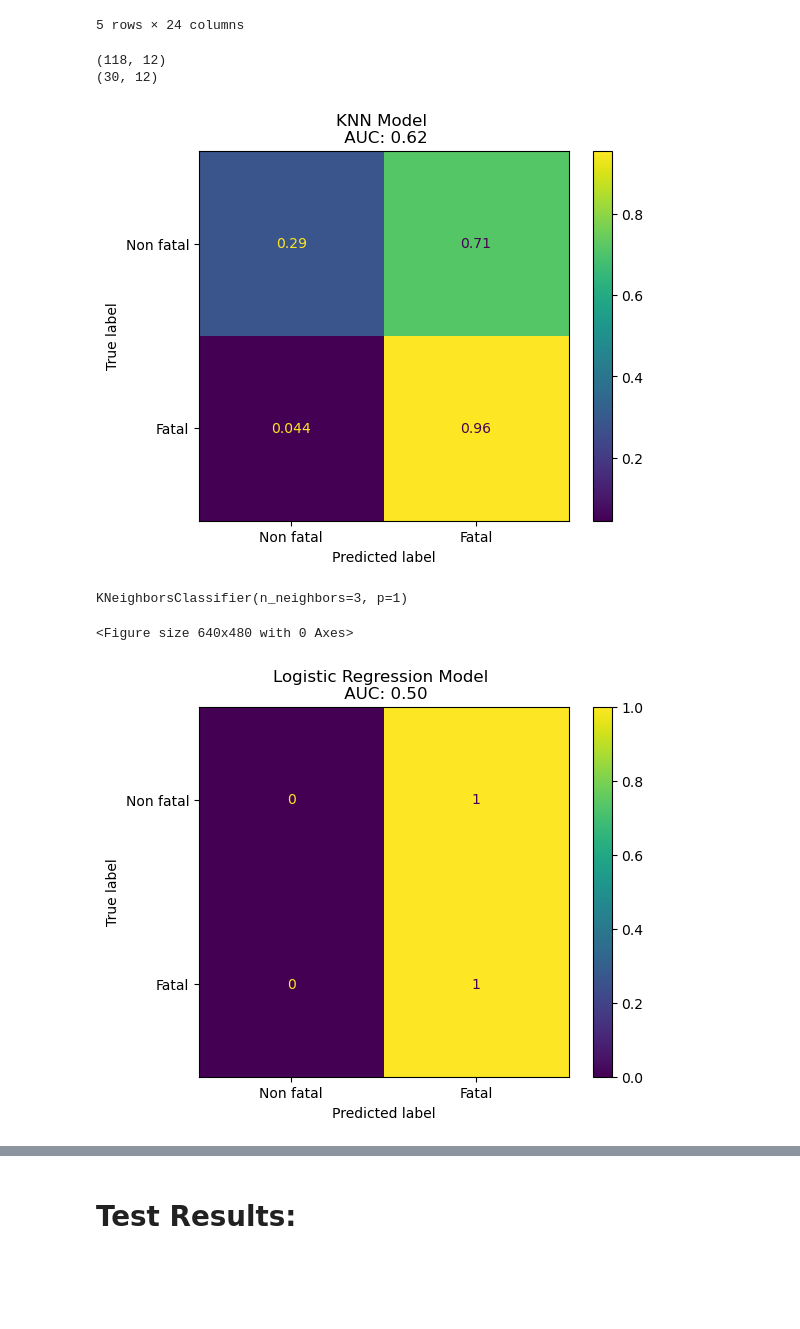
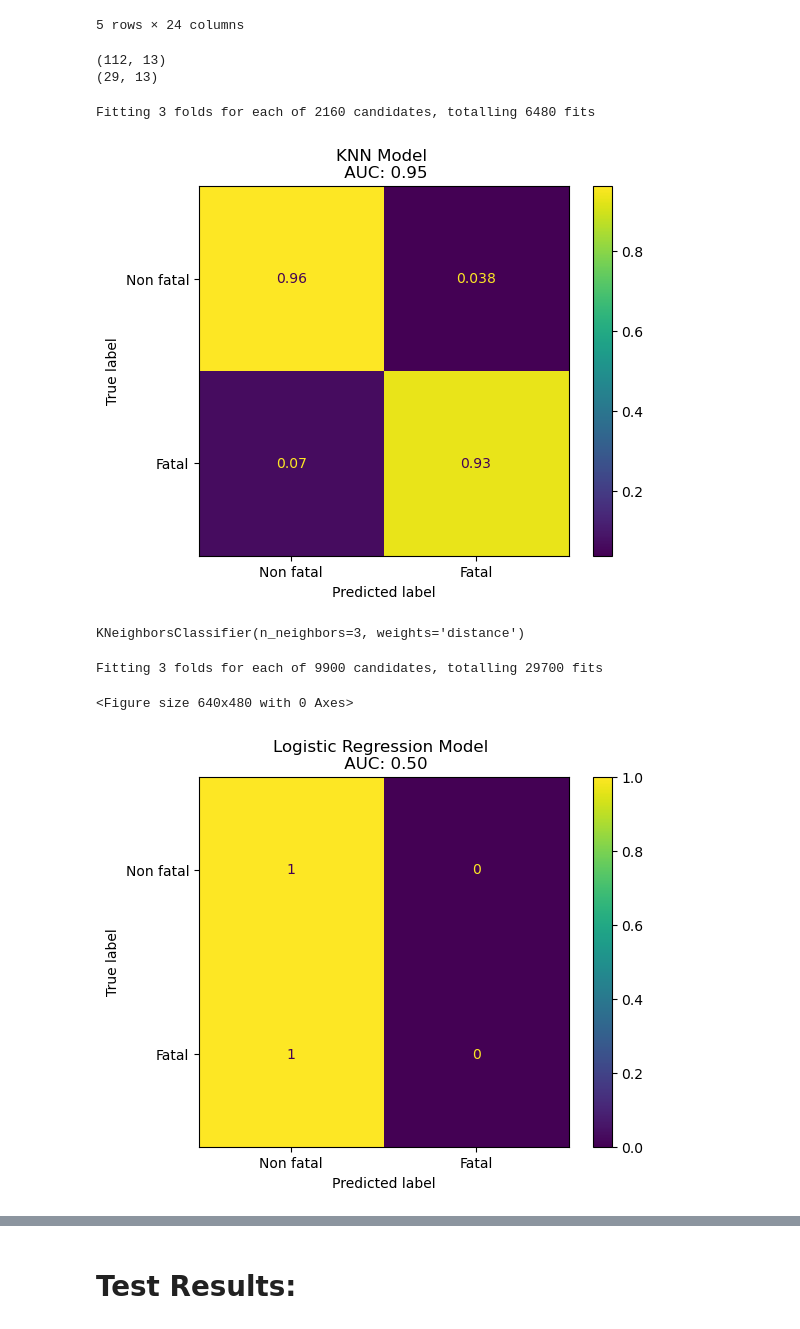
Before and after one commit to ljime080/CAP4612_Final_Project, a Jupyter notebook: final_project.ipynb, the cells around one changed output, grey strips where cells are left out. Drawn from its saved outputs; the diff is of its cells as text; code cells hidden in the pictures; blank space fills up the shorter version.

```diff
--- a/final_project.ipynb
+++ b/final_project.ipynb
@@ -134,26 +134,28 @@ df.head()
 # %%
 # Define random state to be used across mdoels and create train and test sets
 random_state = 42
+df = df[df['Bear'] != "Polar"]
 df2 = df[['Fatal', 'dow_sin', 'dow_cos', 'month_sin', 'month_cos', 'Age' ,'Age_2',
        'Age_3', 'Latitude_2', 'Latitude_3', 'Longitude_2', 'Longitude_3',
-          'Bear']]
+          'Bear' , 'Gender']]
 
 
 df2 = df2.dropna()
 X = df2[[ 'dow_sin', 'dow_cos', 'month_sin', 'month_cos', 'Age' ,'Age_2',
        'Age_3', 'Latitude_2', 'Latitude_3', 'Longitude_2', 'Longitude_3',
-          'Bear']]
+          'Bear' , 'Gender']]
 y = df2['Fatal']
+
 
 X_train, X_test, y_train, y_test = train_test_split(X, y, test_size=0.2, random_state=42 , stratify=y )
 print(X_train.shape)
 print(X_test.shape)
 # %% [output]
-(118, 12)
-(30, 12)
+(112, 13)
+(29, 13)
 # %%
 # Define preprocessing pipelines to be used in model construction
-categorical_features = ['Bear']
+categorical_features = ['Bear' , 'Gender']
 numerical_features = ['Age' ,'Age_2', 'Age_3', 'Latitude_2', 'Latitude_3', 'Longitude_2', 'Longitude_3']
 no_transform_features = ['dow_sin', 'dow_cos', 'month_sin', 'month_cos', ]
 
@@ -170,6 +172,8 @@ preprocessor = ColumnTransformer(
         ('passthrough', 'passthrough', no_transform_features)
     ]
 )
+
+kf = KFold(n_splits = 3, shuffle = True , random_state = random_state)
 # %%
 #Create a pipeline with a classifier
 knn_pipeline = Pipeline(steps=[
@@ -180,8 +184,8 @@ knn_pipeline = Pipeline(steps=[
 
 #Define a parameter grid for grid search
 param_grid = {
-    'feature_selection__k': [1, 2, 3, 4],  # Number of features to select
-    'classifier__n_neighbors': [3, 5, 7],  # Number of neighbors in KNN
+    'feature_selection__k': np.arange(3, X_train.shape[1], 1),  # Number of features to select
+    'classifier__n_neighbors': np.arange(1, 10, 1),  # Number of neighbors in KNN
     'classifier__weights': ['uniform', 'distance'],  # Weighting scheme
     'classifier__metric': [ 'minkowski', 'haversine' ,'euclidean', 'manhattan'],  # Distance metric
     'classifier__p': [1,2,3]
@@ -190,8 +194,8 @@ param_grid = {
 knn_pipeline.fit(X_train, y_train)
 
 #Perform grid search
-knn_grid_search = GridSearchCV(knn_pipeline, param_grid, cv=5, scoring='roc_auc', verbose=0, n_jobs=-1)
-knn_grid_search.fit(X_train, y_train)
+knn_grid_search = GridSearchCV(knn_pipeline, param_grid, cv=kf, scoring='roc_auc', verbose=1, n_jobs=-1)
+knn_grid_search.fit(X_train, y_train )
 
 #Evaluate the best model
 knn_best_model = knn_grid_search.best_estimator_
@@ -206,8 +210,9 @@ disp.ax_.set_title(f"KNN Model \n AUC: {roc_auc_score(y_train, knn_y_pred):.2f}"
 plt.show()
 knn_best_model.get_params()['classifier']
 # %% [output]
+Fitting 3 folds for each of 2160 candidates, totalling 6480 fits
-[figure, old version]
+[figure, new version]
-KNeighborsClassifier(n_neighbors=3, p=1)
+KNeighborsClassifier(n_neighbors=3, weights='distance')
 # %%
 plt.clf()
 logit_pipeline = Pipeline(steps=[
@@ -219,46 +224,47 @@ logit_pipeline = Pipeline(steps=[
 
 param_grid = [
     {
-        'feature_selection__k': [1, 2, 3, 4],  # Number of features to select
+        'feature_selection__k': np.arange(3, X_train.shape[1], 1),  # Number of features to select
         'classifier__penalty': ['l1'],
         'classifier__solver': ['liblinear', 'saga'],
         'classifier__C': np.arange(0.001, 0.1, 0.001)
     },
     {
-        'feature_selection__k': [1, 2, 3, 4],  # Number of features to select
+        'feature_selection__k': np.arange(3, X_train.shape[1], 1),  # Number of features to select
         'classifier__penalty': ['l2'],
         'classifier__solver': ['lbfgs', 'liblinear', 'newton-cg', 'sag', 'saga'],
         'classifier__C': np.arange(0.001, 0.1, 0.001)
     },
     {
-        'feature_selection__k': [1, 2, 3, 4],  # Number of features to select
+        'feature_selection__k': np.arange(3, X_train.shape[1], 1),  # Number of features to select
         'classifier__penalty': ['elasticnet'],
         'classifier__solver': ['saga'],
         'classifier__C': np.arange(0.001, 0.1, 0.001),
         'classifier__l1_ratio': [0.2, 0.5, 0.8]
     }
 ]
 
 
 #Perform grid search
-logit_grid_search = GridSearchCV(logit_pipeline, param_grid=param_grid, cv=5, scoring='roc_auc', n_jobs=-1, verbose=0)
+logit_grid_search = GridSearchCV(logit_pipeline, param_grid=param_grid, cv=kf, scoring='roc_auc', n_jobs=-1, verbose=1)
 logit_grid_search.fit(X_train, np.ravel(y_train))
 
 
 #Evaluate the best model
 logit_best_model = logit_grid_search.best_estimator_
 y_pred_logit = logit_best_model.predict(X_train)
 
 #Output results
 
 disp = ConfusionMatrixDisplay.from_predictions(y_train, y_pred_logit ,   normalize='true' )
 disp.ax_.set_xticklabels(['Non fatal', 'Fatal'])
 disp.ax_.set_yticklabels(['Non fatal', 'Fatal'])
 disp.ax_.set_title(f"Logistic Regression Model \n AUC: {roc_auc_score(y_train, y_pred_logit):.2f}")
 plt.show()
 # %% [output]
-<Figure size 640x480 with 0 Axes>
+Fitting 3 folds for each of 9900 candidates, totalling 29700 fits
+<Figure size 640x480 with 0 Axes>
-[figure, old version]
+[figure, new version]
 # %%
 plt.clf()
 dt_pipeline = Pipeline(steps=[
```
Also changed, not shown: parts of 9 cells of this notebook.
